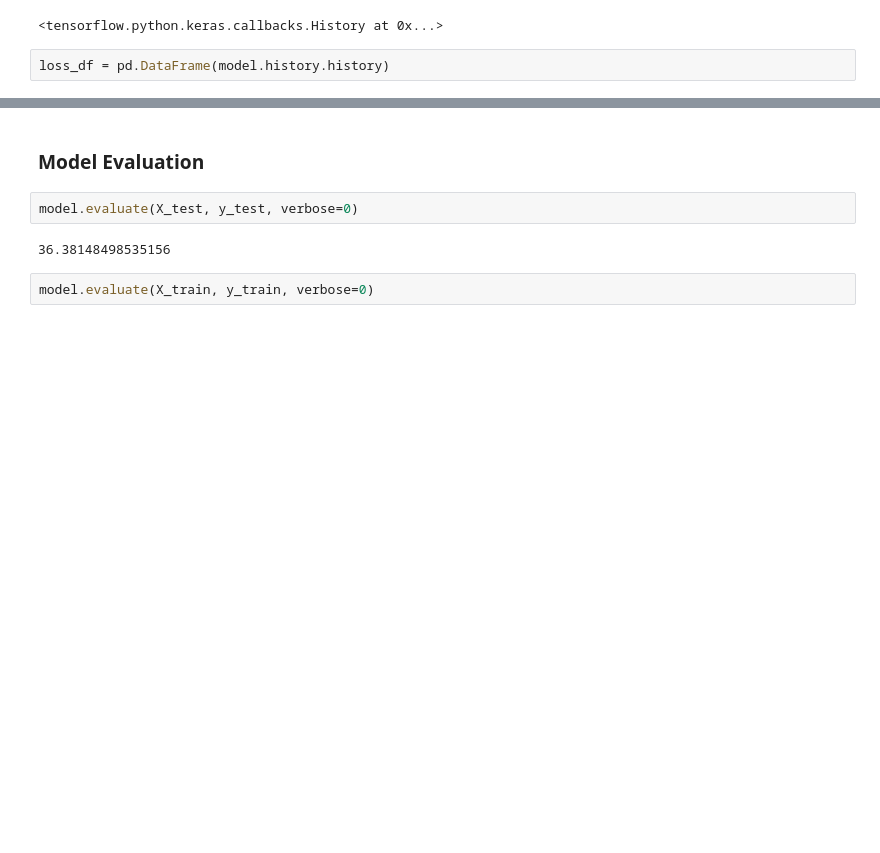
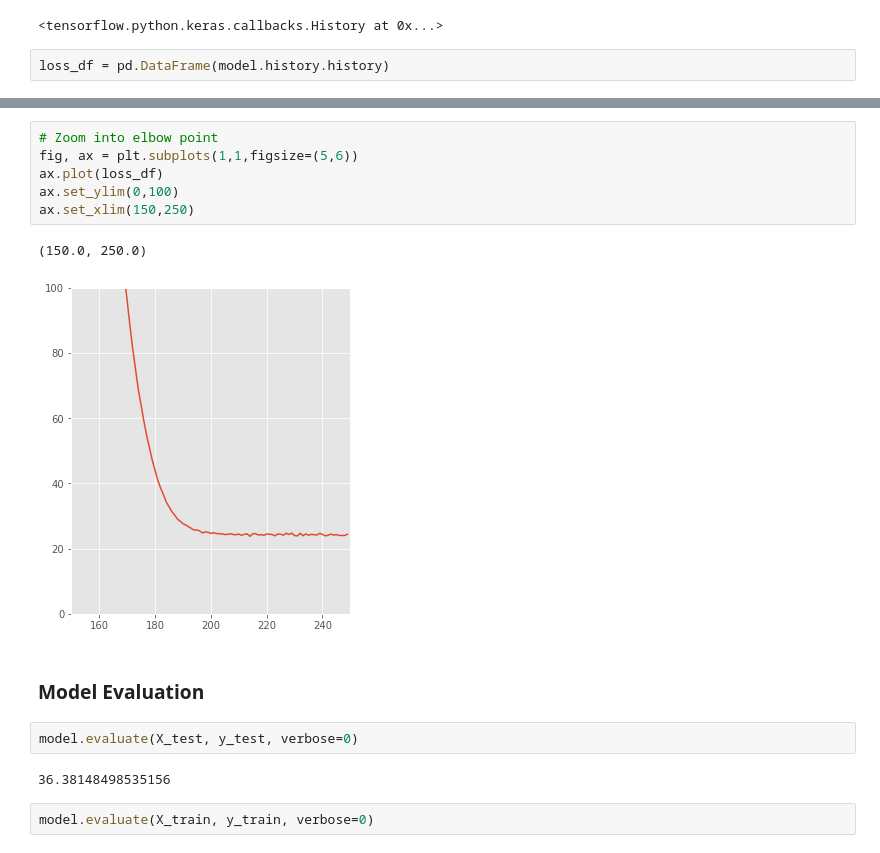
Before and after one commit to smeteo/Data_Science_and_Machine_Learning, a Jupyter notebook: 6. Deep Learning/Tensorflow_Keras_Basics.ipynb, the cells around one changed output, grey strips where cells are left out. Cells and saved outputs as stored; diff of their text form; blank space fills up the shorter version.

```diff
--- a/6. Deep Learning/Tensorflow_Keras_Basics.ipynb
+++ b/6. Deep Learning/Tensorflow_Keras_Basics.ipynb
@@ -144,3 +147,12 @@ loss_df.plot()
+# %%
+# Zoom into elbow point
+fig, ax = plt.subplots(1,1,figsize=(5,6))
+ax.plot(loss_df)
+ax.set_ylim(0,100)
+ax.set_xlim(150,250)
+# %% [output]
+(150.0, 250.0)
+[figure, added]
 # %% [markdown]
 ### Model Evaluation
 # %%
```
Also changed, not shown: parts of 3 cells of this notebook.
